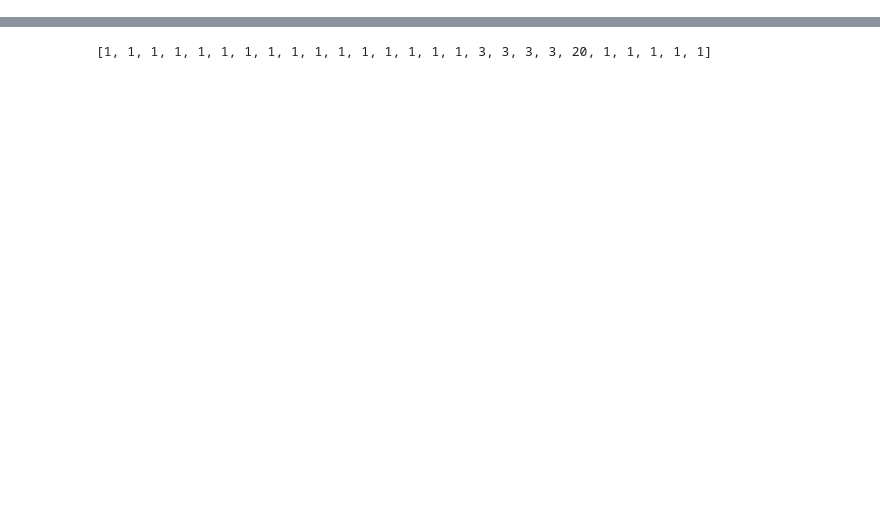
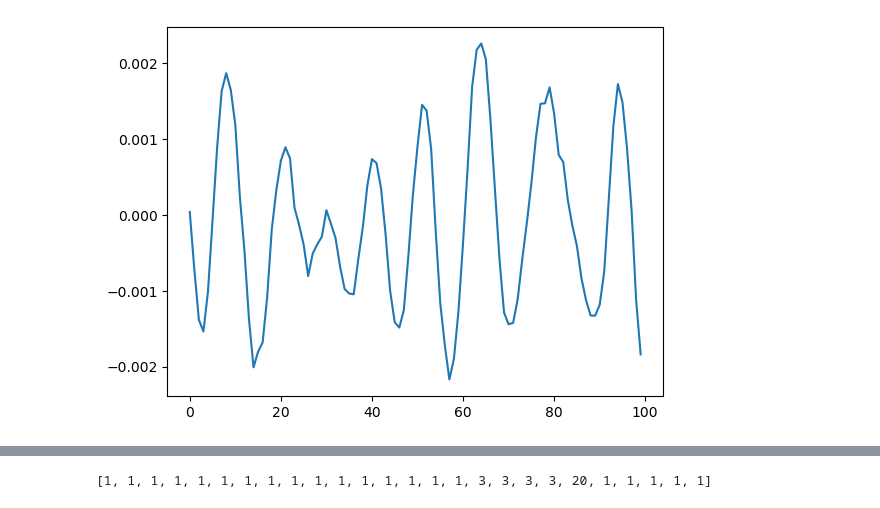
Before and after one commit to festusev/MinEntropy, a Jupyter notebook: interpret_results.ipynb, the cells around one changed output, grey strips where cells are left out. Saved outputs shown, nothing was run; the diff lists cells and outputs as text; code cells hidden in the pictures; blank space fills up the shorter version.

```diff
--- a/interpret_results.ipynb
+++ b/interpret_results.ipynb
@@ -233,3 +244,9 @@ plot_reward_means(aggregated_rms)
+# %%
+x=aggregated_rms["contrastive_e_0"]["dense"][1000:1100]
+plt.plot(x)
+plt.show()
+# %% [output]
+[figure, added]
 # %%
 plt.plot([data[0][i]["custom_metrics"]["empowerment_classifier_loss_mean"] for i in range(len(data[0]))])
 plt.title("Empowerment Classifier Loss")
```
Also changed, not shown: parts of 15 cells of this notebook, 6 other files.
